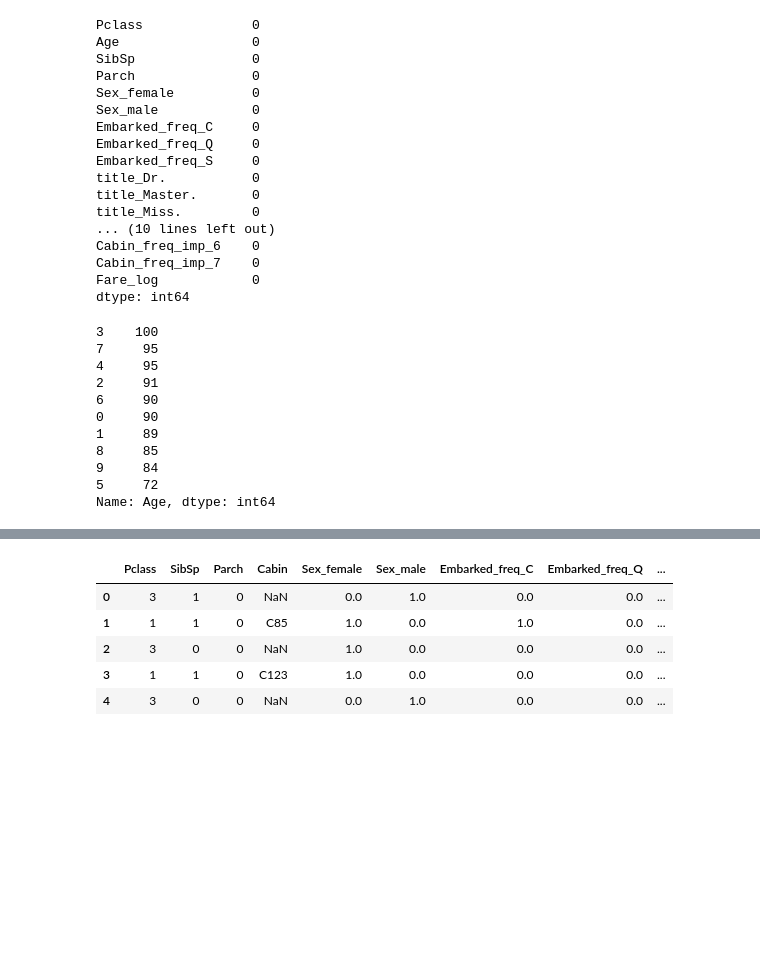
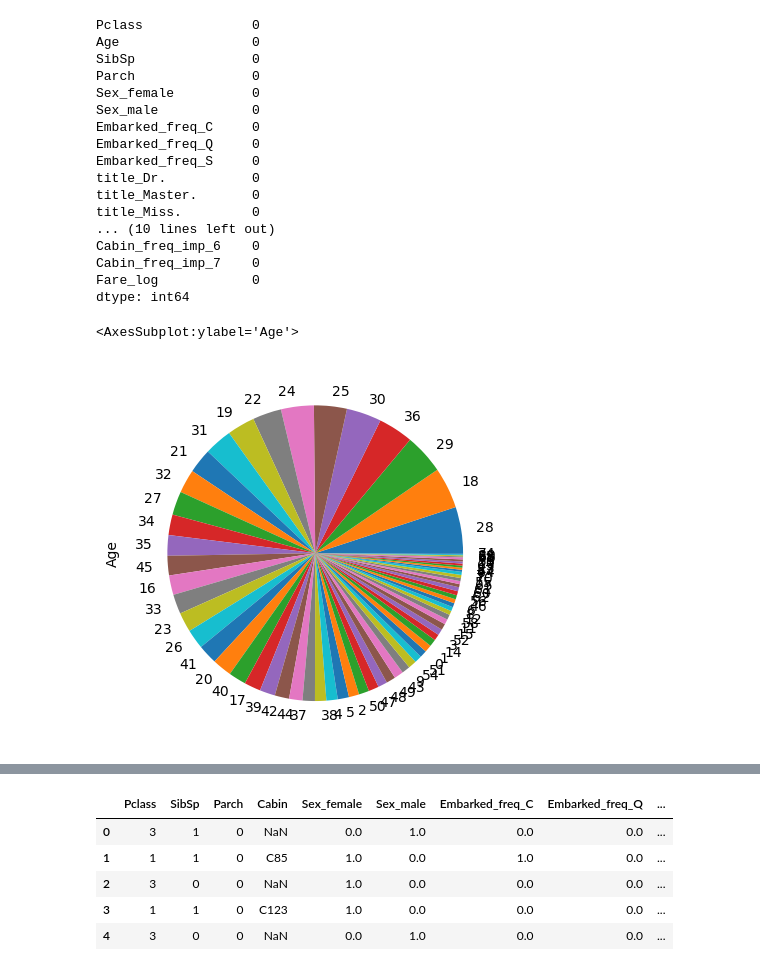
Before and after one commit to BhavanaMP/Data-Science, a Jupyter notebook: Code/3. ML Path_Feature_Engineering_Titanic.ipynb, the cells around one changed output, grey strips where cells are left out. Saved outputs shown, nothing was run; the diff lists cells and outputs as text; code cells hidden in the pictures; blank space fills up the shorter version.

```diff
--- a/Code/3. ML Path_Feature_Engineering_Titanic.ipynb
+++ b/Code/3. ML Path_Feature_Engineering_Titanic.ipynb
@@ -930,7 +992,8 @@ dtype: int64
 # %%
 #Training a RF classifier for imputation of Cabin
 #Imputing by classification
-X_age_train = X_age_test = X_age_clf_impute.copy()
+X_age_train = X_age_clf_impute.copy()
+X_age_test = X_age_clf_impute.copy()
 
 #Extract the data with age having values
 X_age_train = X_age_train[X_age_train.Age.notna()]
@@ -998,17 +1061,7 @@ Cabin_freq_imp_7    0
 Fare_log            0
 dtype: int64
 # %%
-age_clf_imputed.Age.astype('int').value_counts()
-pd.qcut(age_clf_imputed['Age'], q=10, labels=False, precision=0).value_counts()
+age_clf_imputed.Age.astype('int').value_counts().plot(kind='pie')
 # %% [output]
-3    100
-7     95
-4     95
-2     91
-6     90
-0     90
-1     89
-8     85
-9     84
-5     72
-Name: Age, dtype: int64
+<AxesSubplot:ylabel='Age'>
+[figure, added]
```
Also changed, not shown: parts of 19 cells of this notebook, 42 other files.
